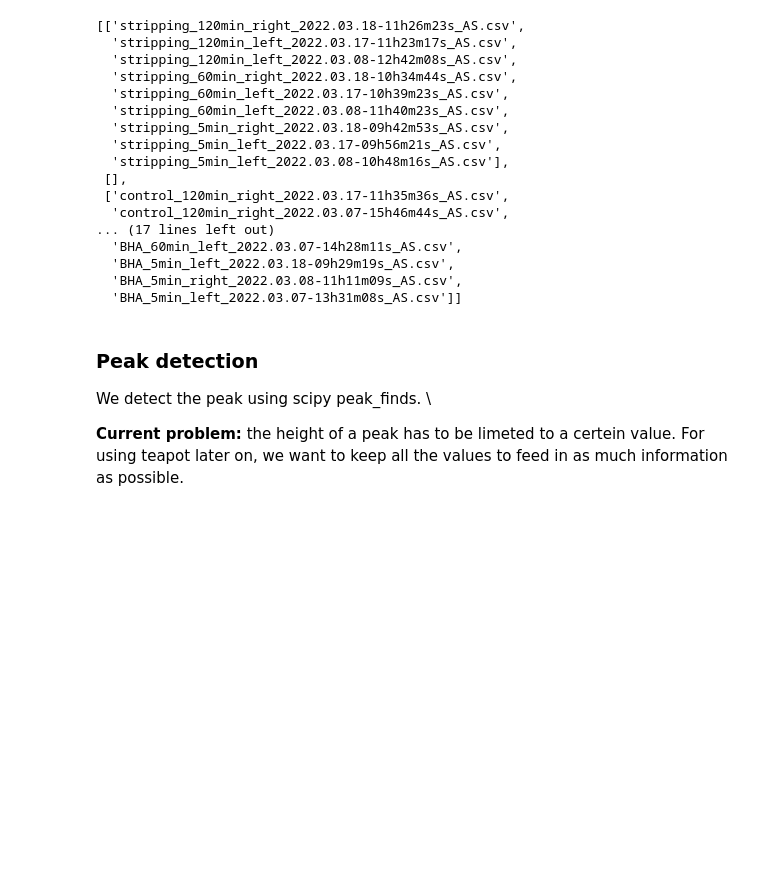
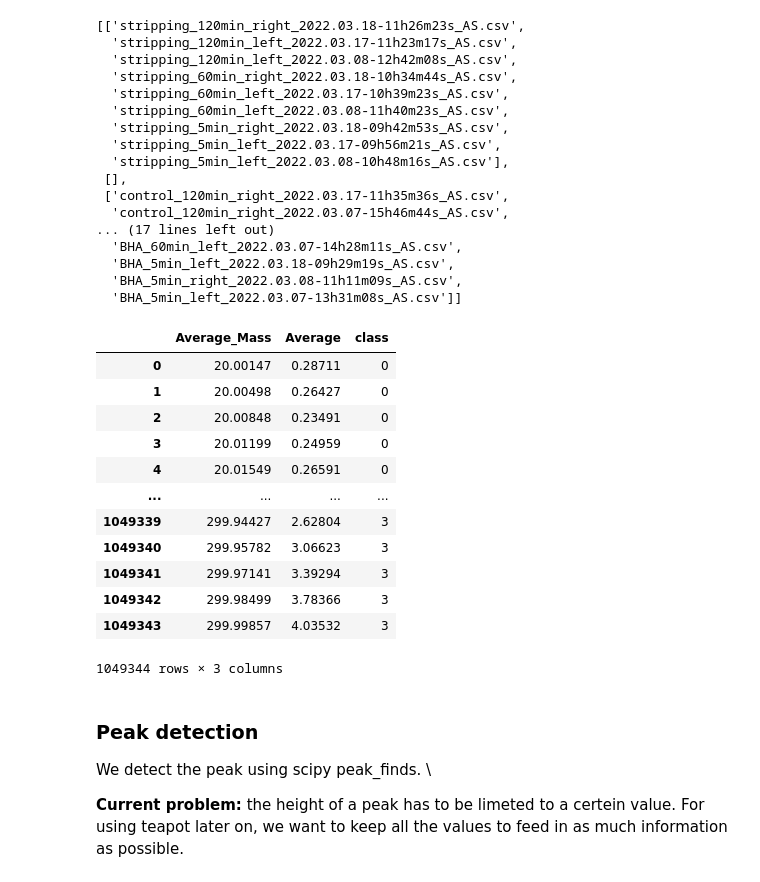
Before and after one commit to CharKuehl/DermalVOCs, a Jupyter notebook: PTR_Spectra_Analysis.ipynb, the cells around one changed output. Saved outputs shown, nothing was run; the diff lists cells and outputs as text; code cells hidden in the pictures; blank space fills up the shorter version.

```diff
--- a/PTR_Spectra_Analysis.ipynb
+++ b/PTR_Spectra_Analysis.ipynb
@@ -110,3 +112,20 @@ for i in range(0,len(all_PTR_files_list)):
+# %%
+data_PTR = pd.concat(PTR_df_list).reset_index(drop=True)
+data_PTR
+# %% [output]
+|  | Average_Mass | Average | class |
+| 0 | 20.00147 | 0.28711 | 0 |
+| 1 | 20.00498 | 0.26427 | 0 |
+| 2 | 20.00848 | 0.23491 | 0 |
+| 3 | 20.01199 | 0.24959 | 0 |
+| 4 | 20.01549 | 0.26591 | 0 |
+| ... | ... | ... | ... |
+| 1049339 | 299.94427 | 2.62804 | 3 |
+| 1049340 | 299.95782 | 3.06623 | 3 |
+| 1049341 | 299.97141 | 3.39294 | 3 |
+| 1049342 | 299.98499 | 3.78366 | 3 |
+| 1049343 | 299.99857 | 4.03532 | 3 |
+1049344 rows × 3 columns
 # %% [markdown]
 ### Peak detection
 We detect the peak using scipy peak_finds. \\
```
Also changed, not shown: parts of 22 cells of this notebook.
